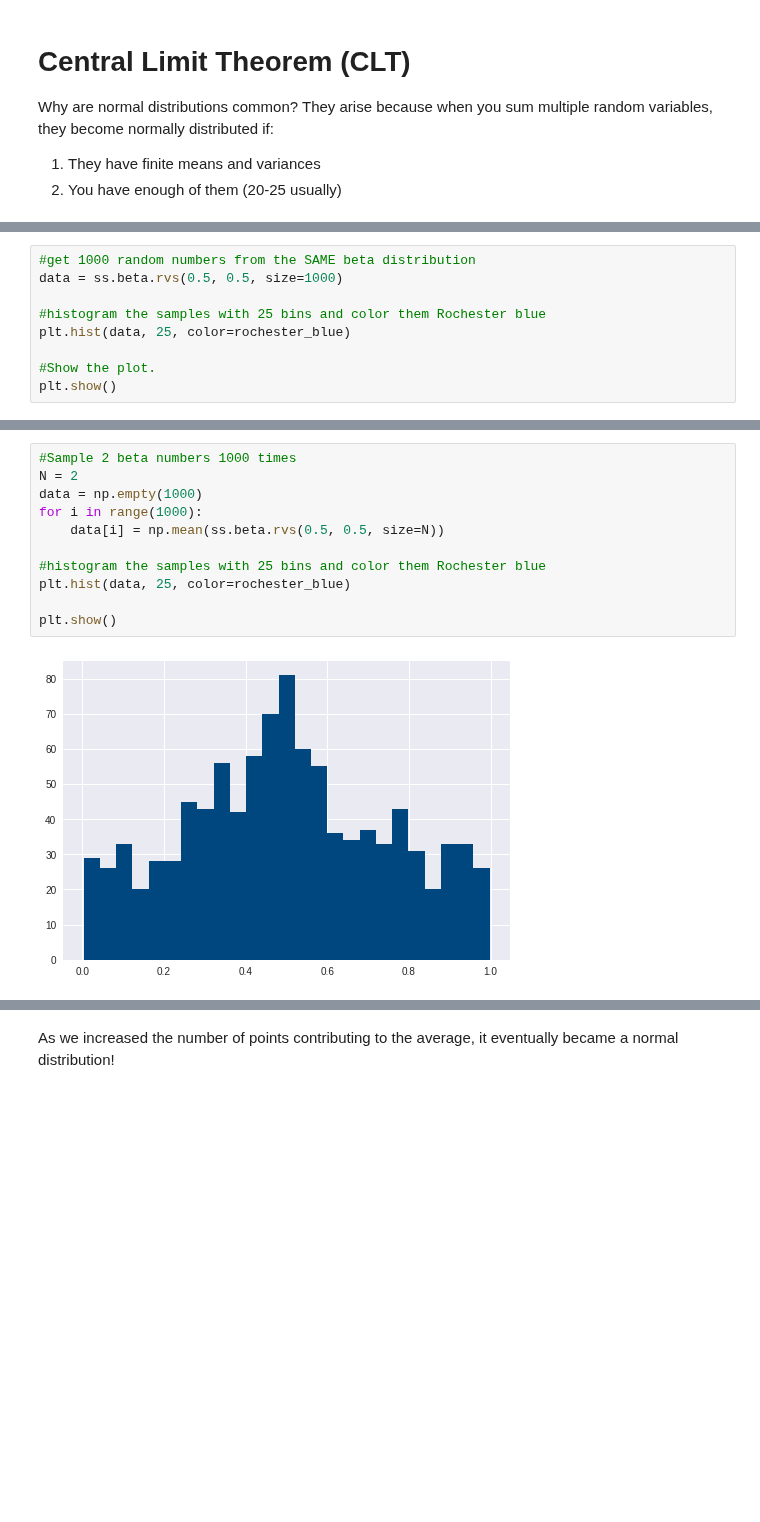
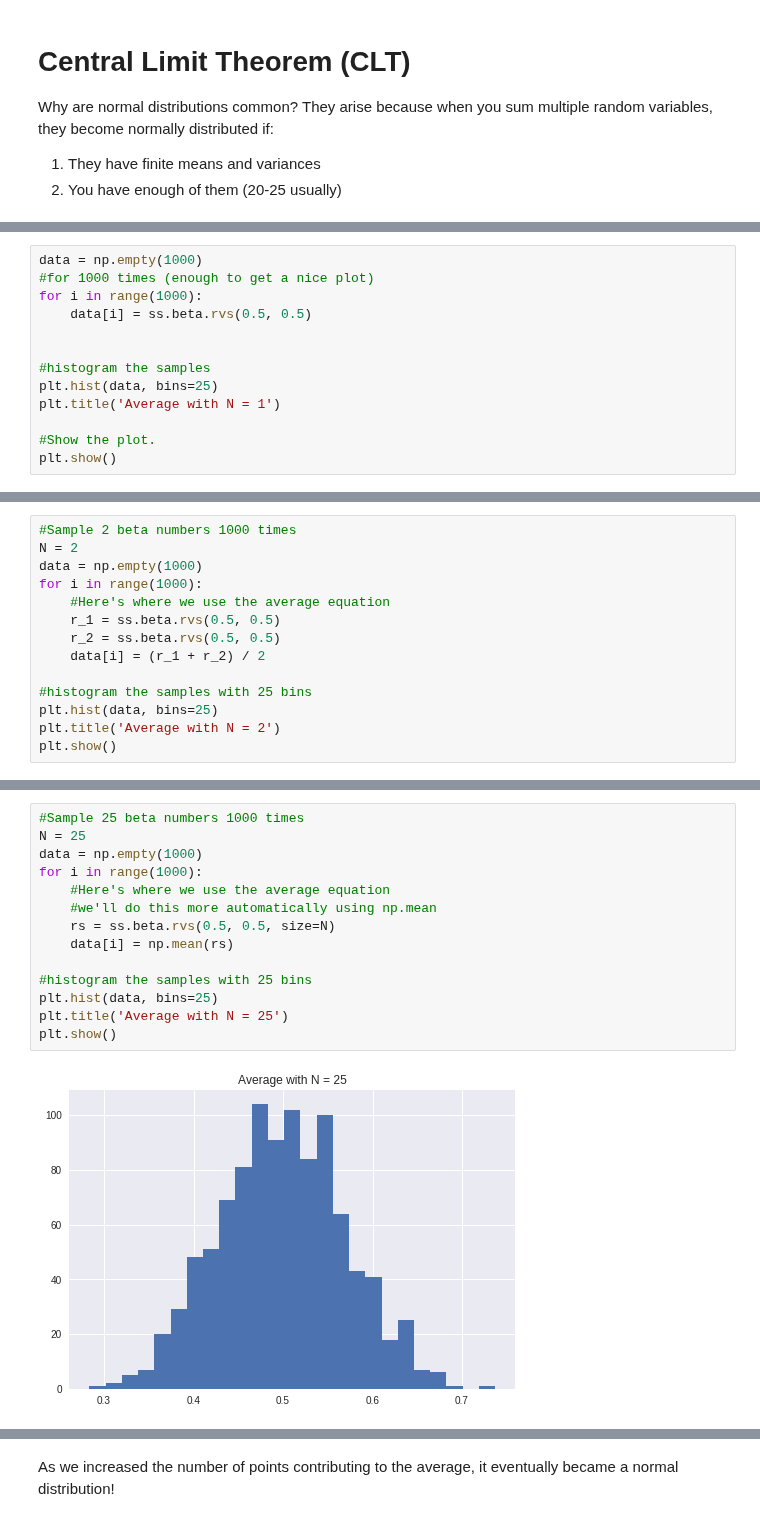
Before and after one commit to whitead/numerical_stats, a Jupyter notebook: unit_8/lectures/lecture_1.ipynb, the cells around one changed output, grey strips where cells are left out. Cells and saved outputs as stored; diff of their text form; blank space fills up the shorter version.

```diff
--- a/unit_8/lectures/lecture_1.ipynb
+++ b/unit_8/lectures/lecture_1.ipynb
@@ -44,9 +58,13 @@ Consider sampling from a beta distribution.
 # %%
-#get 1000 random numbers from the SAME beta distribution
-data = ss.beta.rvs(0.5, 0.5, size=1000)
+data = np.empty(1000)
+#for 1000 times (enough to get a nice plot)
+for i in range(1000):
+    data[i] = ss.beta.rvs(0.5, 0.5)
 
-#histogram the samples with 25 bins and color them Rochester blue
-plt.hist(data, 25, color=rochester_blue)
+
+#histogram the samples
+plt.hist(data, bins=25)
+plt.title('Average with N = 1')
 
 #Show the plot.
 plt.show()
@@ -54,0 +75,14 @@ plt.show()
+# %%
+#Sample 2 beta numbers 1000 times
+N = 2
+data = np.empty(1000)
+for i in range(1000):
+    #Here's where we use the average equation
+    r_1 = ss.beta.rvs(0.5, 0.5)
+    r_2 = ss.beta.rvs(0.5, 0.5)
+    data[i] = (r_1 + r_2) / 2
+
+#histogram the samples with 25 bins
+plt.hist(data, bins=25)
+plt.title('Average with N = 2')
+plt.show()
@@ -55,13 +93,16 @@ plt.show()
 # %%
-#Sample 2 beta numbers 1000 times
-N = 2
+#Sample 25 beta numbers 1000 times
+N = 25
 data = np.empty(1000)
 for i in range(1000):
-    data[i] = np.mean(ss.beta.rvs(0.5, 0.5, size=N))
+    #Here's where we use the average equation
+    #we'll do this more automatically using np.mean
+    rs = ss.beta.rvs(0.5, 0.5, size=N)
+    data[i] = np.mean(rs)
 
-#histogram the samples with 25 bins and color them Rochester blue
-plt.hist(data, 25, color=rochester_blue)
-
+#histogram the samples with 25 bins
+plt.hist(data, bins=25)
+plt.title('Average with N = 25')
 plt.show()
 # %% [output]
-[figure, old version]
+[figure, new version]
```
Also changed, not shown: parts of 57 cells of this notebook.
